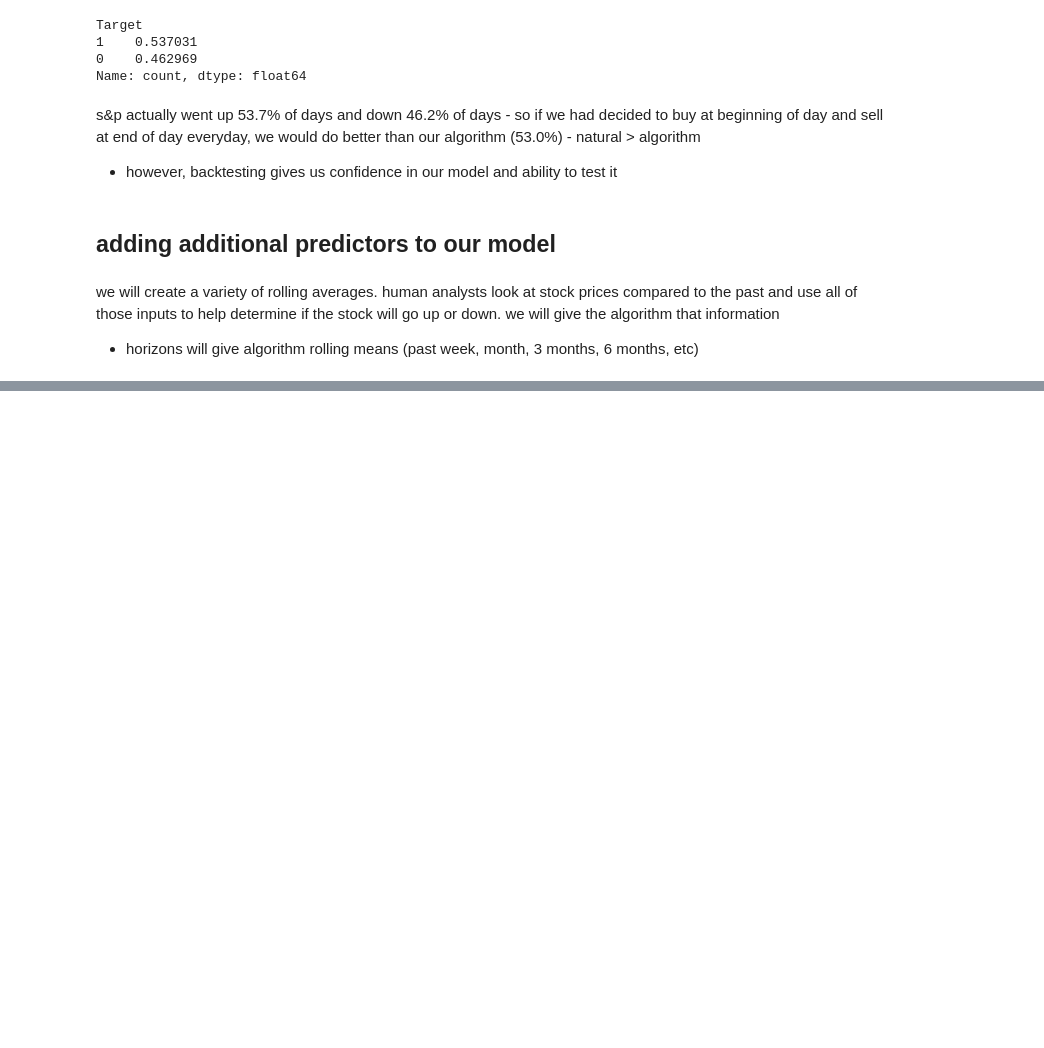
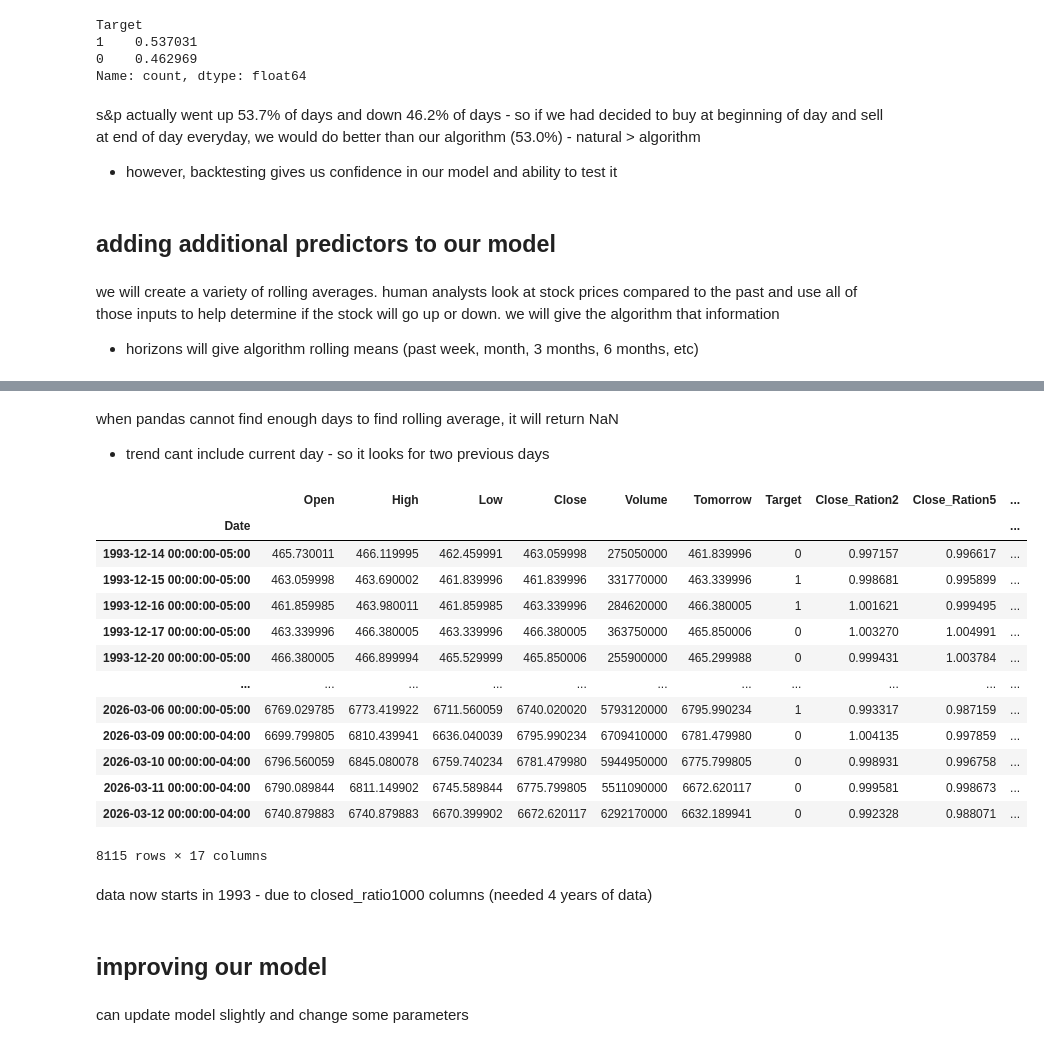
Before and after one commit to mynameisariel/ml-learning, a Jupyter notebook: stock-market-predictor/main.ipynb, the cells around one changed output, grey strips where cells are left out. Drawn from its saved outputs; the diff is of its cells as text; code cells hidden in the pictures; blank space fills up the shorter version.

Commit message:
improvements to model

```diff
--- a/stock-market-predictor/main.ipynb
+++ b/stock-market-predictor/main.ipynb
@@ -320,0 +338,28 @@ ValueError: Cannot set a DataFrame with multiple columns to the single column Tr
+# %% [markdown]
+when pandas cannot find enough days to find rolling average, it will return NaN
+- trend cant include current day - so it looks for two previous days
+# %%
+# get rid of some extra rows with NaN
+sp500 = sp500.dropna()
+sp500
+# %% [output]
+|  | Open | High | Low | Close | Volume | Tomorrow | Target | Close_Ration2 | Close_Ration5 | ... |
+| Date |  |  |  |  |  |  |  |  |  | ... |
+| 1993-12-14 00:00:00-05:00 | 465.730011 | 466.119995 | 462.459991 | 463.059998 | 275050000 | 461.839996 | 0 | 0.997157 | 0.996617 | ... |
+| 1993-12-15 00:00:00-05:00 | 463.059998 | 463.690002 | 461.839996 | 461.839996 | 331770000 | 463.339996 | 1 | 0.998681 | 0.995899 | ... |
+| 1993-12-16 00:00:00-05:00 | 461.859985 | 463.980011 | 461.859985 | 463.339996 | 284620000 | 466.380005 | 1 | 1.001621 | 0.999495 | ... |
+| 1993-12-17 00:00:00-05:00 | 463.339996 | 466.380005 | 463.339996 | 466.380005 | 363750000 | 465.850006 | 0 | 1.003270 | 1.004991 | ... |
+| 1993-12-20 00:00:00-05:00 | 466.380005 | 466.899994 | 465.529999 | 465.850006 | 255900000 | 465.299988 | 0 | 0.999431 | 1.003784 | ... |
+| ... | ... | ... | ... | ... | ... | ... | ... | ... | ... | ... |
+| 2026-03-06 00:00:00-05:00 | 6769.029785 | 6773.419922 | 6711.560059 | 6740.020020 | 5793120000 | 6795.990234 | 1 | 0.993317 | 0.987159 | ... |
+| 2026-03-09 00:00:00-04:00 | 6699.799805 | 6810.439941 | 6636.040039 | 6795.990234 | 6709410000 | 6781.479980 | 0 | 1.004135 | 0.997859 | ... |
+| 2026-03-10 00:00:00-04:00 | 6796.560059 | 6845.080078 | 6759.740234 | 6781.479980 | 5944950000 | 6775.799805 | 0 | 0.998931 | 0.996758 | ... |
+| 2026-03-11 00:00:00-04:00 | 6790.089844 | 6811.149902 | 6745.589844 | 6775.799805 | 5511090000 | 6672.620117 | 0 | 0.999581 | 0.998673 | ... |
+| 2026-03-12 00:00:00-04:00 | 6740.879883 | 6740.879883 | 6670.399902 | 6672.620117 | 6292170000 | 6632.189941 | 0 | 0.992328 | 0.988071 | ... |
+8115 rows × 17 columns
+# %% [markdown]
+data now starts in 1993 - due to closed_ratio1000 columns (needed 4 years of data)
+# %% [markdown]
+## improving our model
+# %% [markdown]
+can update model slightly and change some parameters
```
Also changed, not shown: parts of 4 cells of this notebook.
